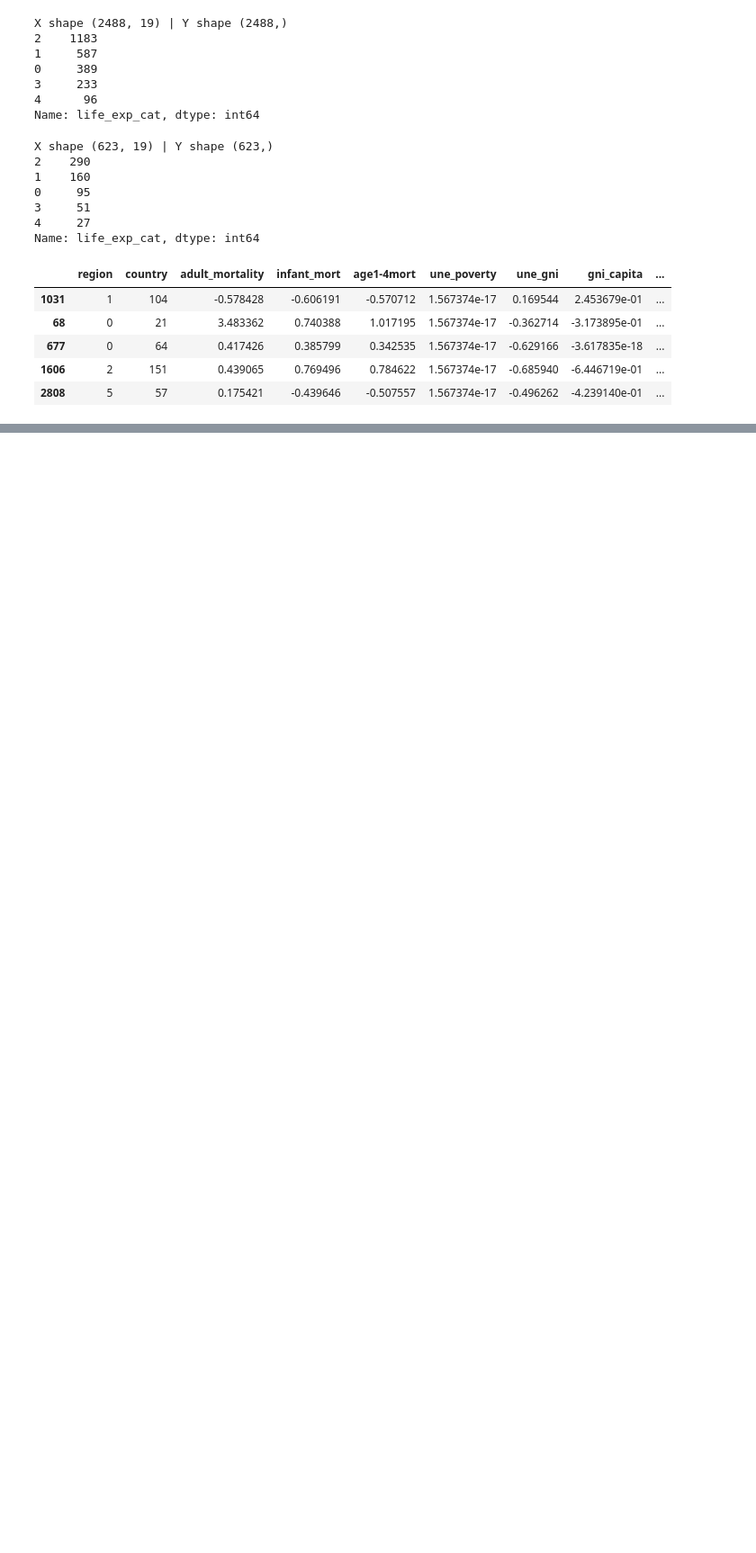
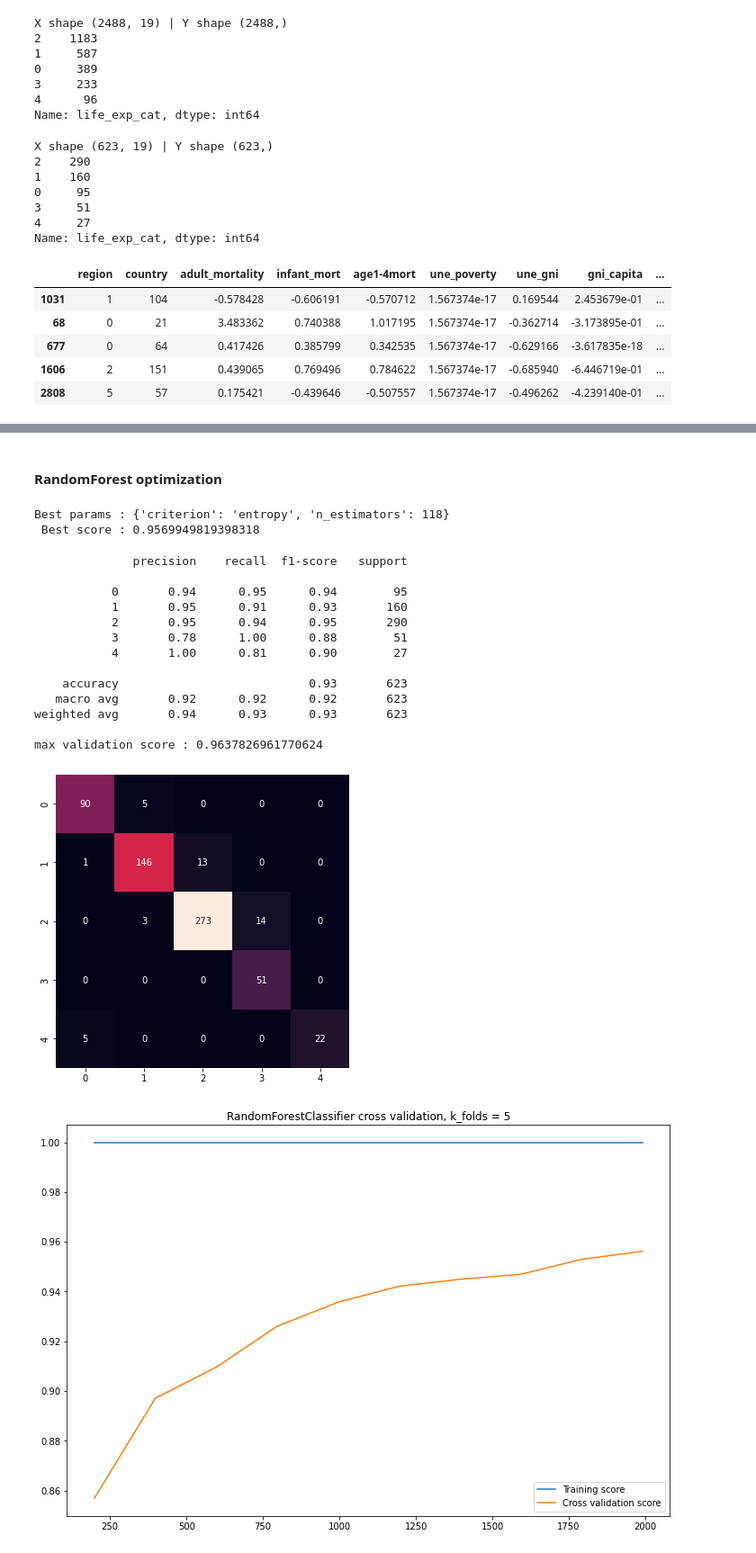
Before and after one commit to NanoClem/boston-housing-ML, a Jupyter notebook: ML_modelization.ipynb, the cells around one changed output, grey strips where cells are left out. Shown at 90% size. Drawn from its saved outputs; the diff is of its cells as text; code cells hidden in the pictures; blank space fills up the shorter version.

Commit message:
add sklearn pipelines and optimizations

```diff
--- a/ML_modelization.ipynb
+++ b/ML_modelization.ipynb
@@ -252,0 +265,2 @@ max validation score : 0.9436619718309859
+# %% [markdown]
+#### RandomForest optimization
@@ -252,0 +269,42 @@ max validation score : 0.9436619718309859
+# %%
+def optimizer(model, X: any, y: any, param_grid: dict, cv: int):
+
+    # Create grid and fit
+    grid = GridSearchCV(model, param_grid, cv=cv)
+    grid.fit(X, y)
+
+    # Print report
+    print(f'Best params : {grid.best_params_}\n', f'Best score : {grid.best_score_}')
+
+    return grid.best_estimator_
+# %%
+# Random Forest grid
+rd_param_grid = {
+    'n_estimators': np.arange(100, 120),
+    'criterion': ['gini', 'entropy']
+}
+# %%
+best_rd_forest = optimizer(
+    rd_model, X_train, y_train, rd_param_grid, cv=cv_params['cv']
+)
+# %% [output]
+Best params : {'criterion': 'entropy', 'n_estimators': 118}
+ Best score : 0.9569949819398318
+# %%
+eval_model(best_rd_forest, X_train, y_train, X_test, y_test, **cv_params)
+# %% [output]
+              precision    recall  f1-score   support
+
+           0       0.94      0.95      0.94        95
+           1       0.95      0.91      0.93       160
+           2       0.95      0.94      0.95       290
+           3       0.78      1.00      0.88        51
+           4       1.00      0.81      0.90        27
+
+    accuracy                           0.93       623
+   macro avg       0.92      0.92      0.92       623
+weighted avg       0.94      0.93      0.93       623
+
+max validation score : 0.9637826961770624
+[figure, added]
+[figure, added]
```
Also changed, not shown: parts of 50 cells of this notebook.
